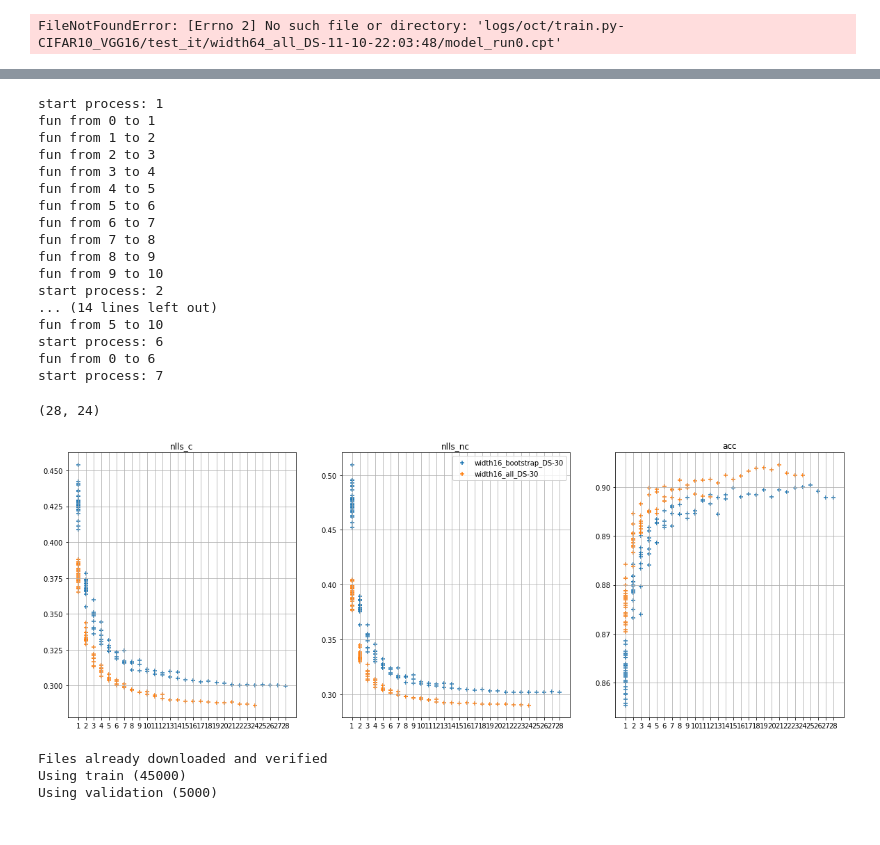
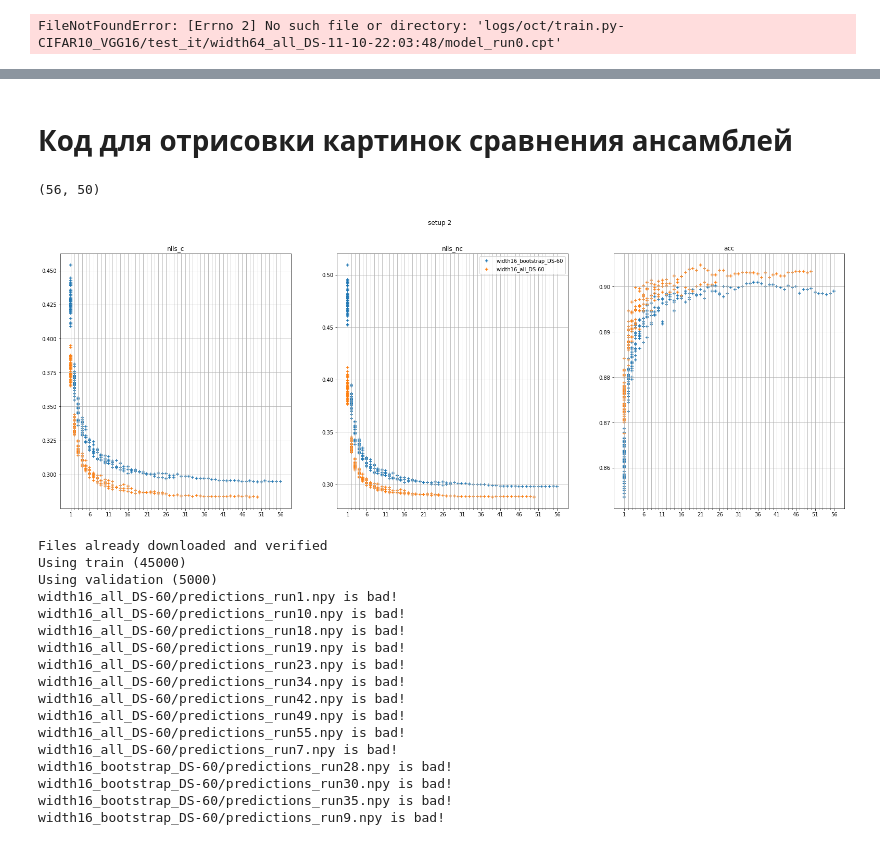
Before and after one commit to vshokorov/margin_based_ensembles_boosting, a Jupyter notebook: tests.ipynb, the cells around one changed output, grey strips where cells are left out. Saved outputs shown, nothing was run; the diff lists cells and outputs as text; code cells hidden in the pictures.

```diff
--- a/tests.ipynb
+++ b/tests.ipynb
@@ -87,36 +72,14 @@ accs_global
-# %%
-
-leng = 10
-for l in range(1, leng+1):
-    print('start process:', l)
-    accs, c_nlls, nc_nlls, temps = [], [], [], []
-    if l < leng // 2 + 2:
-        count = leng//l
-        for j in range(count):
-            print('fun from', j*l, 'to', (j+1)*l)
-    else:
-        break
-# %% [output]
-start process: 1
-fun from 0 to 1
-fun from 1 to 2
-fun from 2 to 3
-fun from 3 to 4
-fun from 4 to 5
-fun from 5 to 6
-fun from 6 to 7
-fun from 7 to 8
-fun from 8 to 9
-fun from 9 to 10
-start process: 2
-... (14 lines left out)
-fun from 5 to 10
-start process: 6
-fun from 0 to 6
-start process: 7
+# %% [markdown]
+# Код для отрисовки картинок сравнения ансамблей
 # %%
-with open('gather_logs/gather_nlls.py-setup2_optimal_CIFAR10_VGG16_regtest_run-11-16-22:09:47/output.out', 'r') as fr:
+with open('gather_logs/gather_nlls.py-setup2_optimal_CIFAR10_VGG16_regtest_run-11-17-22:30:55/output.out', 'r') as fr:
     l = fr.readlines()
+
+setup = 2
+regime = 'optimal'
+model = 'VGG16'
+dataset = 10
+setting = 'reg'
 # %%
 import json
 import yaml
@@ -129,41 +92,45 @@ boot_name, all_name = nlls_c_or.keys()
 # %%
 len(nlls_c_or[boot_name]), len(nlls_c_or[all_name])
 # %% [output]
-(28, 24)
+(56, 50)
 # %%
-fig, (ax1, ax2, ax3) = plt.subplots(1, 3, figsize = (20, 7))
+fig, (ax1, ax2, ax3) = plt.subplots(1, 3, figsize = (27, 9))
 
-major_ticks = np.arange(1, max(len(nlls_c_or[boot_name]), len(nlls_c_or[all_name])) + 1, 1)
+major_ticks = np.arange(1, max(len(nlls_c_or[boot_name]), len(nlls_c_or[all_name])) + 1, 5)
+minor_ticks = np.arange(1, max(len(nlls_c_or[boot_name]), len(nlls_c_or[all_name])) + 1, 1)
 
 a = ax1.scatter([j + 1 for j, sl in enumerate(nlls_c_or[boot_name]) for i in sl],
             [i for sl in nlls_c_or[boot_name] for i in sl], marker='+')
 b = ax1.scatter([j + 1 for j, sl in enumerate(nlls_c_or[all_name]) for i in sl],
             [i for sl in nlls_c_or[all_name] for i in sl], marker='+')
-ax1.grid()
 ax1.set_xticks(major_ticks)
+ax1.set_xticks(minor_ticks, minor=True)
+ax1.grid(which='both')
 ax1.set_title('nlls_c')
 ax2.scatter([j + 1 for j, sl in enumerate(nlls_nc_or[boot_name]) for i in sl],
             [i for sl in nlls_nc_or[boot_name] for i in sl], marker='+', label='w' + boot_name)
 ax2.scatter([j + 1 for j, sl in enumerate(nlls_nc_or[all_name]) for i in sl],
             [i for sl in nlls_nc_or[all_name] for i in sl], marker='+', label='w' + all_name)
-ax2.grid()
 ax2.set_xticks(major_ticks)
+ax2.set_xticks(minor_ticks, minor=True)
+ax2.grid(which='both')
 ax2.set_title('nlls_nc')
 ax3.scatter([j + 1 for j, sl in enumerate(accs_global_or[boot_name]) for i in sl],
             [i for sl in accs_global_or[boot_name] for i in sl], marker='+')
 ax3.scatter([j + 1 for j, sl in enumerate(accs_global_or[all_name]) for i in sl],
             [i for sl in accs_global_or[all_name] for i in sl], marker='+')
-ax3.grid()
 ax3.set_xticks(major_ticks)
+ax3.set_xticks(minor_ticks, minor=True)
+ax3.grid(which='both')
 ax3.set_title('acc')
 
 
-# fig.suptitle('w' + a1)
+fig.suptitle(f'setup {setup}')
 
 ax2.legend()
 plt.show()
 # %% [output]
-[figure, old version]
+[figure, new version]
 # %%
 import os
 from gather_nlls_module import ComputeNLLs
@@ -219,12 +186,6 @@ def compute_nlls(self, logdirs, model_name, num_classes, setting,\
                                     print(exp_folder+"/"+f, "is bad!")
     return preds, targets
 # %%
-setup = 1
-regime = 'optimal'
-model = 'VGG16'
-dataset = 10
-setting = 'reg'
-
 temps = np.arange(0.5, 3.2, 0.05)
 logdirs = ["logs/oct/train.py-CIFAR10_VGG16/test_it",]
 
@@ -234,6 +195,20 @@ preds, targets = compute_nlls(computer, logdirs, model, dataset, setting, plen=1
 Files already downloaded and verified
 Using train (45000)
 Using validation (5000)
+width16_all_DS-60/predictions_run1.npy is bad!
+width16_all_DS-60/predictions_run10.npy is bad!
+width16_all_DS-60/predictions_run18.npy is bad!
+width16_all_DS-60/predictions_run19.npy is bad!
+width16_all_DS-60/predictions_run23.npy is bad!
+width16_all_DS-60/predictions_run34.npy is bad!
+width16_all_DS-60/predictions_run42.npy is bad!
+width16_all_DS-60/predictions_run49.npy is bad!
+width16_all_DS-60/predictions_run55.npy is bad!
+width16_all_DS-60/predictions_run7.npy is bad!
+width16_bootstrap_DS-60/predictions_run28.npy is bad!
+width16_bootstrap_DS-60/predictions_run30.npy is bad!
+width16_bootstrap_DS-60/predictions_run35.npy is bad!
+width16_bootstrap_DS-60/predictions_run9.npy is bad!
 # %%
 max_enslen = 100
 max_std = 5
```
Also changed, not shown: parts of 5 cells of this notebook.
